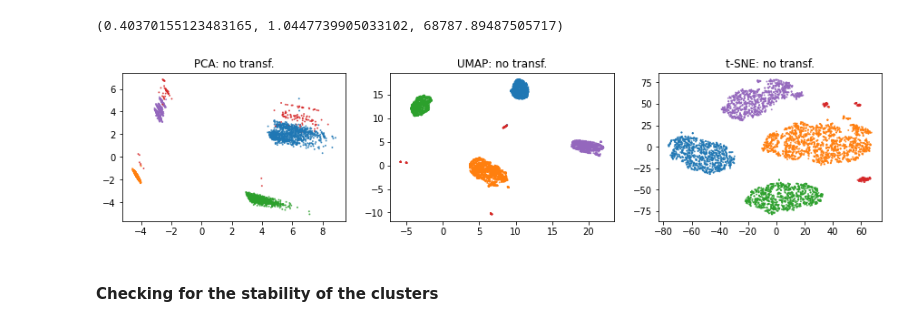
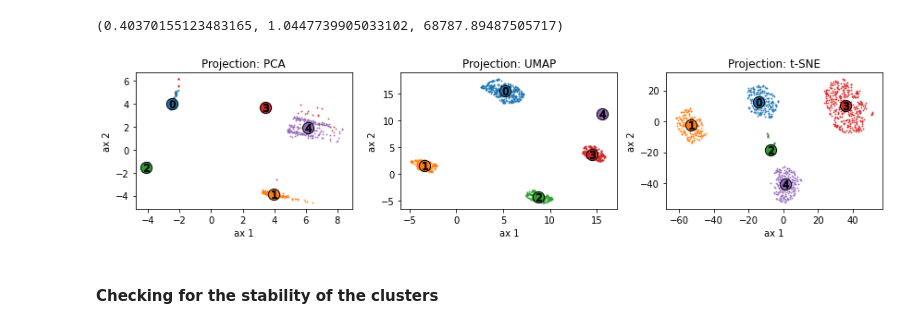
Before and after one commit to SmellyArmure/OC_DS_Project5, a Jupyter notebook: NOTEBOOKS/P5_Clustering.ipynb, the cells around one changed output. Saved outputs shown, nothing was run; the diff lists cells and outputs as text; code cells hidden in the pictures.

```diff
--- a/NOTEBOOKS/P5_Clustering.ipynb
+++ b/NOTEBOOKS/P5_Clustering.ipynb
@@ -1031,20 +845,14 @@ dict_proj = prepare_2D_axes(df)
-# %%
-fig = plt.figure(figsize=(15,3))
-
-ax1 = fig.add_subplot(131)
-plot_projection(dict_proj['PCA'], ser_clust=ser_clust, quant_transf=False,
-                title='PCA', fig=fig, ax=ax1)
-
-ax2 = fig.add_subplot(132)
-plot_projection(dict_proj['UMAP'], ser_clust=ser_clust, quant_transf=False,
-                title='UMAP', fig=fig, ax=ax2)
-
-ax3 = fig.add_subplot(133)
-plot_projection(dict_proj['t-SNE'], ser_clust=ser_clust, quant_transf=False,
-                title='t-SNE', fig=fig, ax=ax3)
-plt.show()
-# %% [output]
-[figure, removed]
+# %%
+fig = plt.figure(figsize=(12,3))
+
+tab_proj = ['PCA', 'UMAP', 't-SNE']
+for i, proj in enumerate(tab_proj,1):
+    ax = fig.add_subplot(1,len(tab_proj), i)
+    plot_projection(df.iloc[0:1000], model=KMeans(n_clusters=5), proj=proj,
+                    fig=fig, ax=ax)
+fig.tight_layout()
+# %% [output]
+[figure, added]
 # %% [markdown]
 #### Checking for the stability of the clusters
 # %%
```
Also changed, not shown: parts of 35 cells of this notebook, 1 other file.
